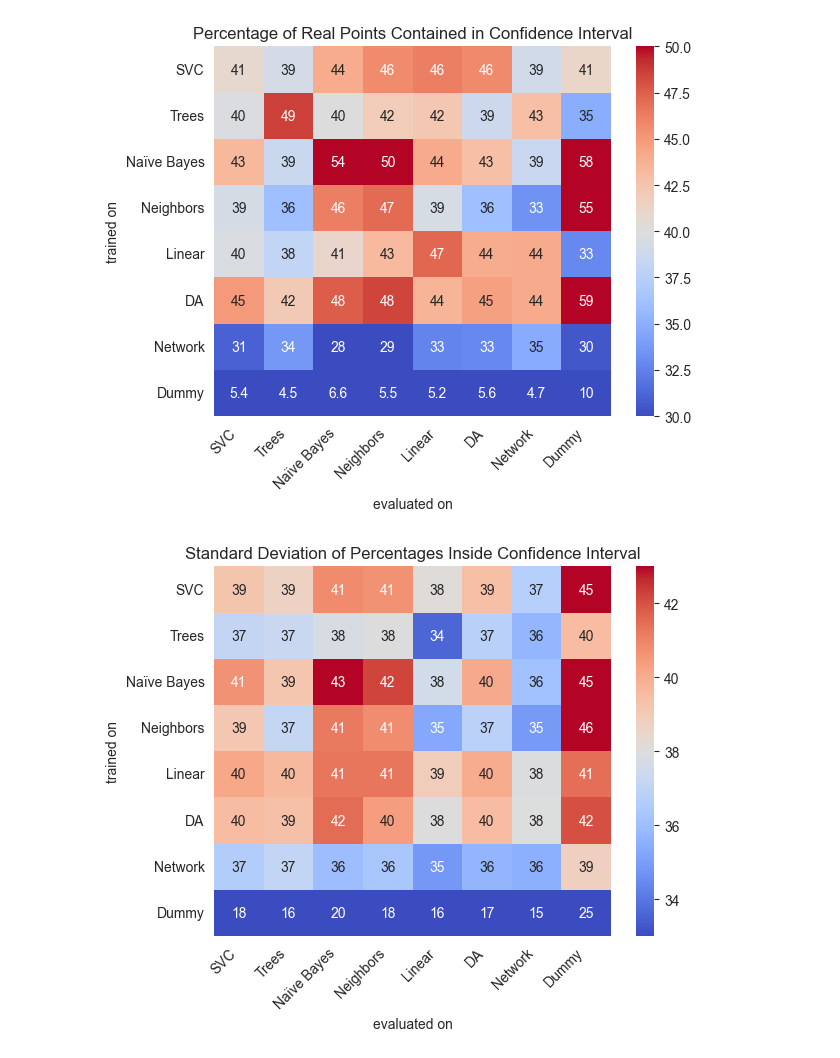
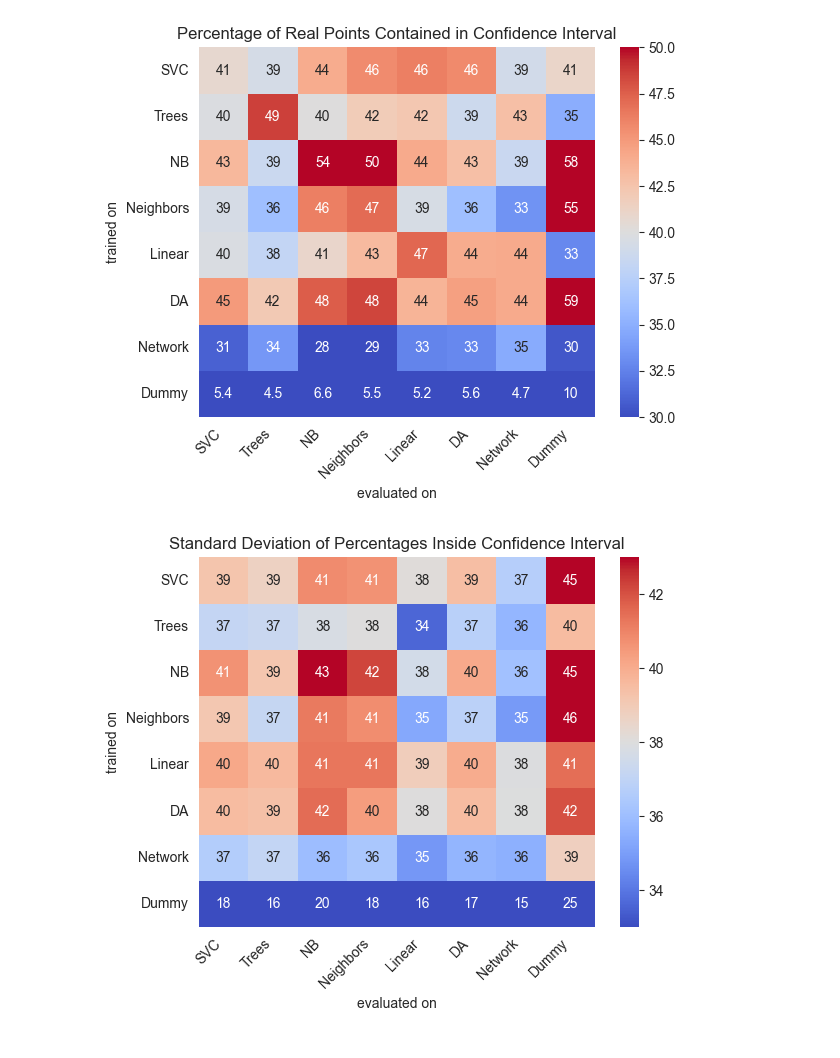
Before and after one commit to Maxmwoan/Research-Project, a Jupyter notebook: graphmaker_experiment1.ipynb, the cells around one changed output. Saved outputs shown, nothing was run; the diff lists cells and outputs as text; code cells hidden in the pictures.

```diff
--- a/graphmaker_experiment1.ipynb
+++ b/graphmaker_experiment1.ipynb
@@ -5,7 +5,8 @@ import sklearn as skl
 import seaborn as sns
 # %%
 groups = {"SVC": 0, "Trees": 1, "NB": 2, "Neighbors":3, "Linear":4, "DA":5, "nn":6, "Dummy":7}
-labels = ["SVC", "Trees", "Naïve Bayes", "Neighbors", "Linear", "DA", "Network", "Dummy"]
+labels = ["SVC", "Trees", "NB", "Neighbors", "Linear", "DA", "Network", "Dummy"]
+dir = "experiment1/finalgraphs"
 
 MAE_matrix = np.zeros((8,8))
 MAE_stdev = np.zeros((8,8))
@@ -128,24 +137,28 @@ plot = sns.heatmap(CI_matrix,
             yticklabels=labels)
 plot.set(ylabel="trained on", xlabel="evaluated on")
 plot.set_xticklabels(labels= labels, rotation=45, ha="right")
-plot.set_title("Percentage of Real Points Contained in Confidence Interval")
+name = "Percentage of Real Points Contained in Confidence Interval"
+plot.set_title(name)
+plt.savefig(f"{dir}/{name}", bbox_inches="tight")
 plt.show()
 # %% [output]
-[figure, old version]
+[figure, new version]
 # %%
 plot = sns.heatmap(CI_stdev,
             cmap="coolwarm",
             annot=True,
             vmax=43,
             vmin=33,
             xticklabels=labels,
             yticklabels=labels)
 plot.set(ylabel="trained on", xlabel="evaluated on")
 plot.set_xticklabels(labels= labels, rotation=45, ha="right")
-plot.set_title("Standard Deviation of Percentages Inside Confidence Interval")
+name = "Standard Deviation of Percentages Inside Confidence Interval"
+plot.set_title(name)
+plt.savefig(f"{dir}/{name}", bbox_inches="tight")
 plt.show()
 # %% [output]
-[figure, old version]
+[figure, new version]
 # %%
 plot = sns.heatmap(CI_sizes,
             cmap="coolwarm",
```
Also changed, not shown: parts of 11 cells of this notebook, 15 other files.
